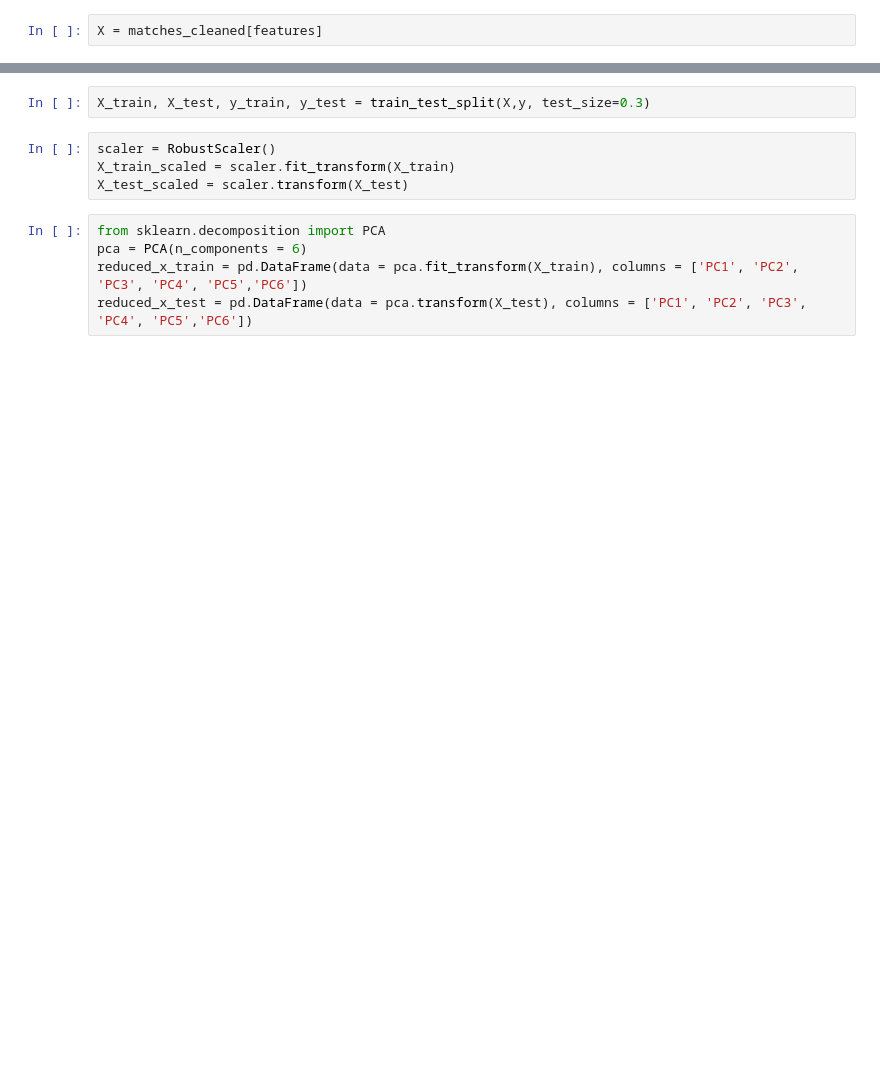
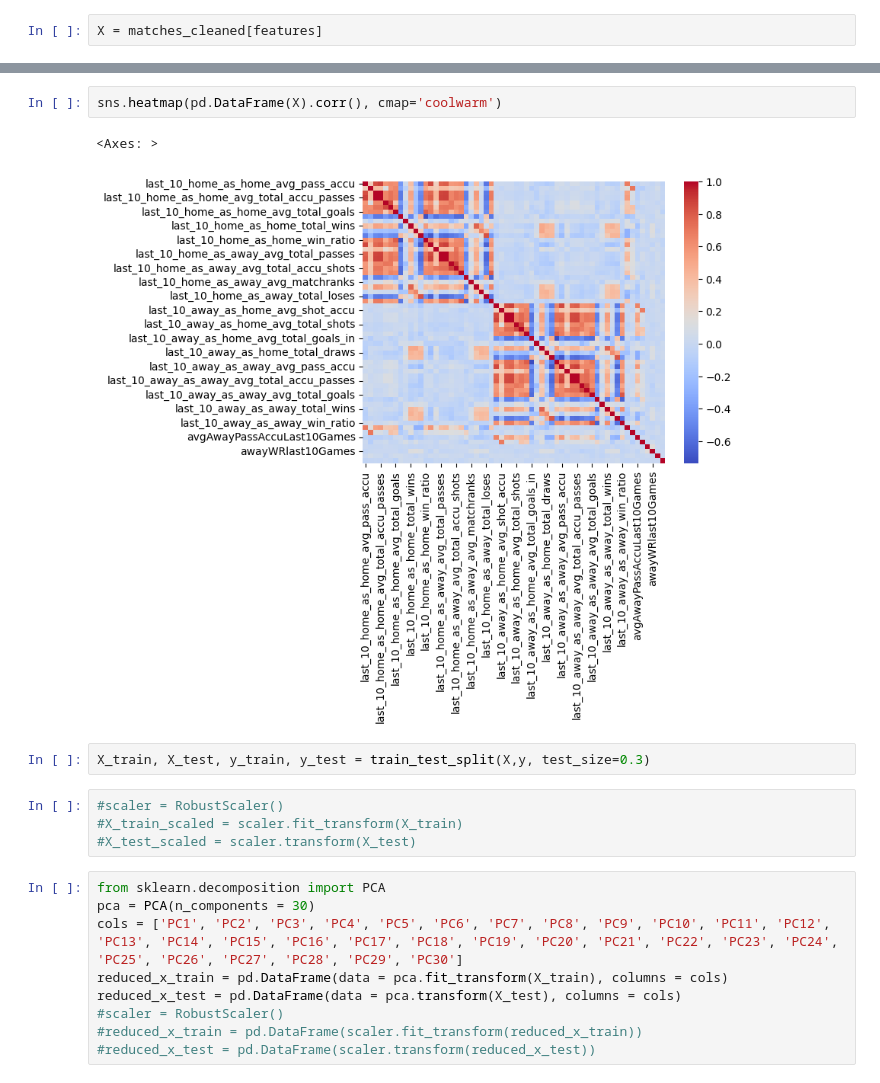
Before and after one commit to jotanavarrete/goalguru, a Jupyter notebook: notebooks/juan/soccer_model_training.ipynb, the cells around one changed output, grey strips where cells are left out. Cells and saved outputs as stored; diff of their text form; blank space fills up the shorter version.

```diff
--- a/notebooks/juan/soccer_model_training.ipynb
+++ b/notebooks/juan/soccer_model_training.ipynb
@@ -220,11 +270,20 @@ y = pd.get_dummies(y,prefix = 'Class', dtype = int)
+# %%
+sns.heatmap(pd.DataFrame(X).corr(), cmap='coolwarm')
+# %% [output]
+<Axes: >
+[figure, added]
 # %%
 X_train, X_test, y_train, y_test = train_test_split(X,y, test_size=0.3)
 # %%
-scaler = RobustScaler()
-X_train_scaled = scaler.fit_transform(X_train)
-X_test_scaled = scaler.transform(X_test)
+#scaler = RobustScaler()
+#X_train_scaled = scaler.fit_transform(X_train)
+#X_test_scaled = scaler.transform(X_test)
 # %%
 from sklearn.decomposition import PCA
-pca = PCA(n_components = 6)
-reduced_x_train = pd.DataFrame(data = pca.fit_transform(X_train), columns = ['PC1', 'PC2', 'PC3', 'PC4', 'PC5','PC6'])
-reduced_x_test = pd.DataFrame(data = pca.transform(X_test), columns = ['PC1', 'PC2', 'PC3', 'PC4', 'PC5','PC6'])
+pca = PCA(n_components = 30)
+cols = ['PC1', 'PC2', 'PC3', 'PC4', 'PC5', 'PC6', 'PC7', 'PC8', 'PC9', 'PC10', 'PC11', 'PC12', 'PC13', 'PC14', 'PC15', 'PC16', 'PC17', 'PC18', 'PC19', 'PC20', 'PC21', 'PC22', 'PC23', 'PC24', 'PC25', 'PC26', 'PC27', 'PC28', 'PC29', 'PC30']
+reduced_x_train = pd.DataFrame(data = pca.fit_transform(X_train), columns = cols)
+reduced_x_test = pd.DataFrame(data = pca.transform(X_test), columns = cols)
+#scaler = RobustScaler()
+#reduced_x_train = pd.DataFrame(scaler.fit_transform(reduced_x_train))
+#reduced_x_test = pd.DataFrame(scaler.transform(reduced_x_test))
```
Also changed, not shown: parts of 20 cells of this notebook, 9 other files.
